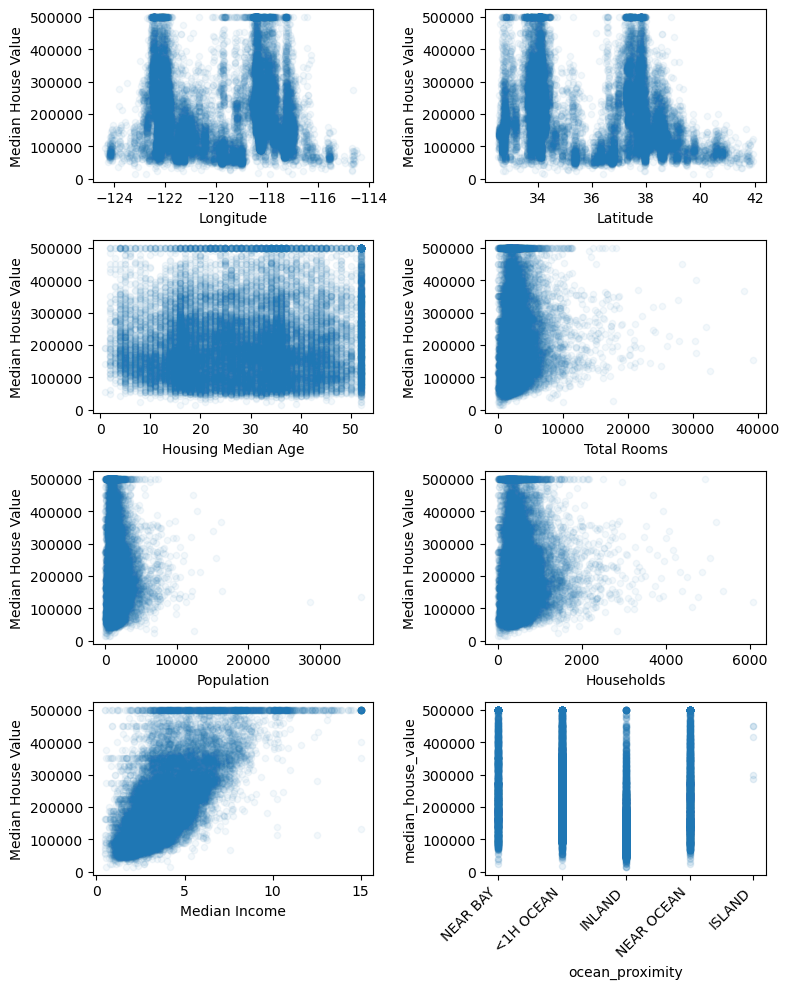
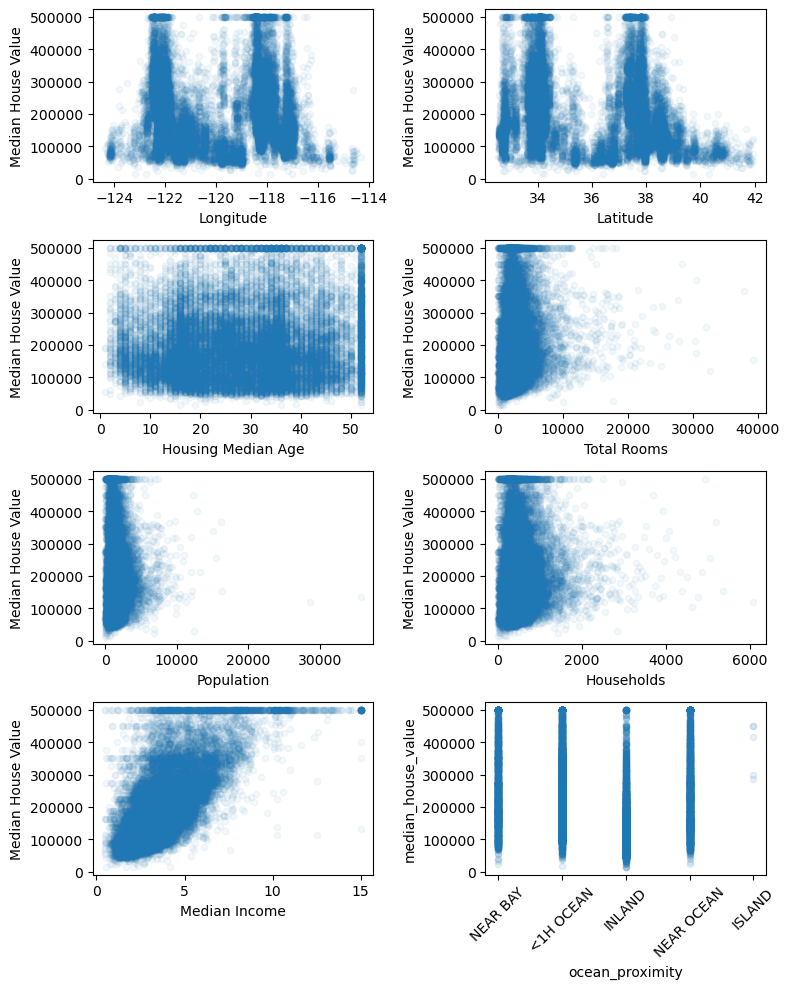
The change to this notebook cell's code, shown as a diff; its figure went from the first image to the second:
--- before
+++ after
@@ -1,3 +1,4 @@
 fig, axes = plt.subplots(nrows=4, ncols=2, figsize=(8, 10))
+
 
 filtered_df.plot(kind='scatter', x='longitude', y='median_house_value', ax=axes[0,0], alpha=0.05)
@@ -41,6 +42,8 @@
 
 filtered_df.plot(kind='scatter', x='ocean_proximity', y='median_house_value', ax=axes[3,1], alpha=0.1)
-axes[3,1].set_xticklabels(axes[3,1].get_xticklabels(), rotation=45, ha='right')
+axes[3,1].tick_params(axis='x', labelrotation=45)
 
 	 	 	
 plt.tight_layout()
+plt.savefig("../figures/median_house_value_vs_variables.pdf")
+plt.show()

Commit: EDA